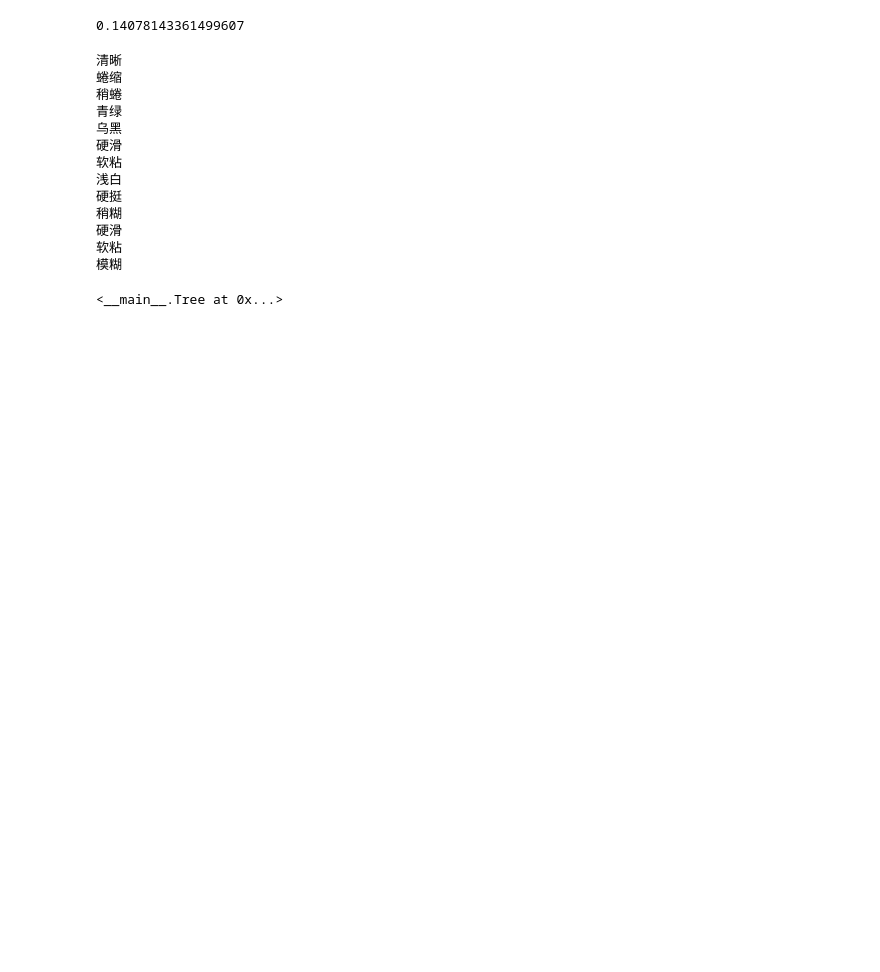
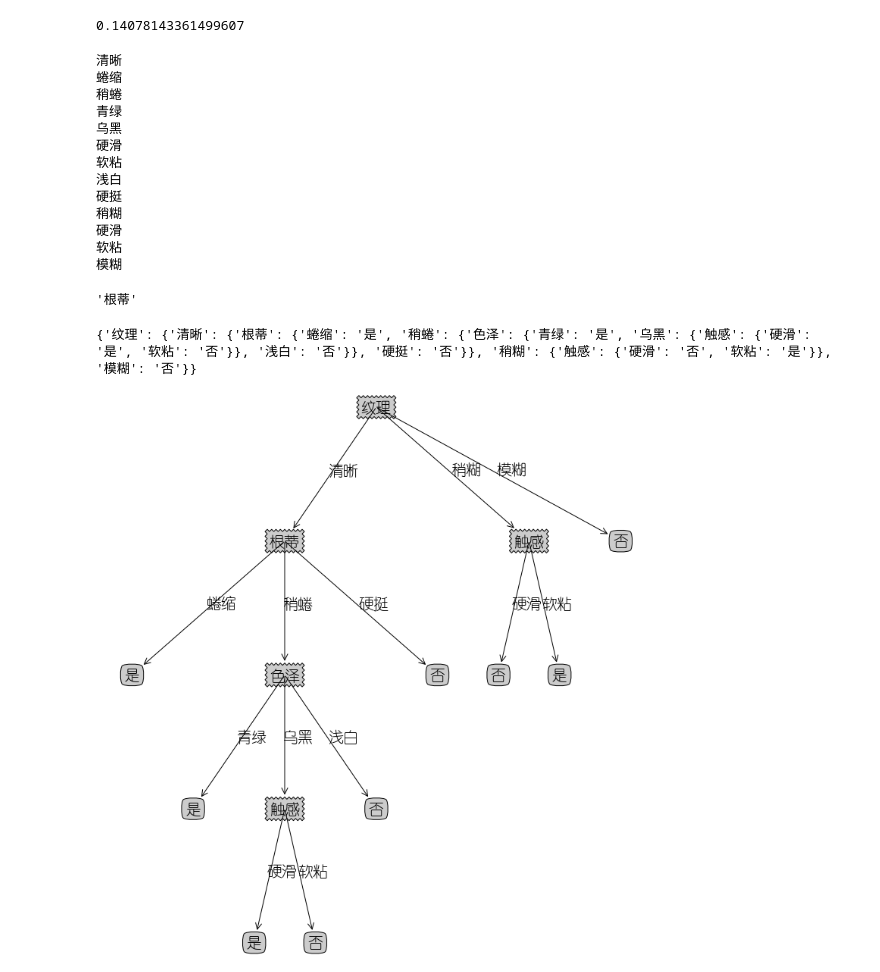
Before and after one commit to erikpsw/Data-Science, a Jupyter notebook: model/Decision_Tree.ipynb, the cells around one changed output. Cells and saved outputs as stored; diff of their text form; code cells hidden in the pictures; blank space fills up the shorter version.

```diff
--- a/model/Decision_Tree.ipynb
+++ b/model/Decision_Tree.ipynb
@@ -51,5 +51,6 @@ t1.plot()
 # %%
 import math
+class_name="好瓜"
 class Dataset:
     def __init__(self,arr,attrs,class_name):
         self.data=arr#用来分类的类名如"好瓜"
@@ -119,6 +128,8 @@ dataset.get_gain("敲声")
 # %%
+import copy
 max_gain=0
 best_attr=''
+
 
 for i in A:
     if(i!=dataset.class_name):
@@ -132,17 +143,18 @@ decision_tree=Tree(Node(best_attr))
 
 #递归从一个节点生成children
 def generate_children(node,D,A):
-    for i in A[node.attr]:
+    cur_node=copy.deepcopy(node)#深拷贝，子对象也会copy
+    for i in A[cur_node.attr]:
         print(i)
         next_dataset=[]
         for j in D:
-            if(j[node.attr]==i):
-                next_dataset.append(j)
-        # print(next_dataset)
+            if(j[cur_node.attr]==i):
+                next_dataset.append(j)#筛选包含此属性的数据
+
         if(next_dataset!=[]):
             tmpA=A.copy()
-            del tmpA[node.attr]
-            dataset=Dataset(next_dataset,tmpA,"好瓜")
+            del tmpA[cur_node.attr]
+            dataset=Dataset(next_dataset,tmpA,class_name=class_name)
 
             max_gain=0
             tmp_best_attr=''
@@ -155,10 +167,27 @@ def generate_children(node,D,A):
                         max_gain=cur_gain
                         tmp_best_attr=k
             if(tmp_best_attr!=''):
-                node.children.append(generate_children(Node(tmp_best_attr,parent=i),next_dataset,tmpA))
-    return node
+                cur_node.children.append(generate_children(Node(tmp_best_attr,parent=i),next_dataset,tmpA))
+            else:
+                tmp={}
+                for attr in A[class_name]:
+                    tmp[attr]=0
+                for data in next_dataset:
+                    tmp[data[class_name]]+=1
+                max=0
+                cur_attr=''
+                for c in tmp:
+                    if(tmp[c]>max):
+                        max=tmp[c]
+                        cur_attr=c
+                        cur_node.children.append(Node(cur_attr,parent=i))
+        else:
+            cur_node.children.append(Node(most_class,parent=i))
+
+    return cur_node
 # 递归和类形参实参传递冲突，建议优化成非递归
-Tree(generate_children(Node(best_attr),D,A))
+T=Tree(generate_children(Node(best_attr),D,A))
+T.root.children[0].attr
 # %% [output]
 清晰
 蜷缩
@@ -173,4 +202,12 @@ Tree(generate_children(Node(best_attr),D,A))
 硬滑
 软粘
 模糊
-<__main__.Tree at 0x...>
+'根蒂'
+# %%
+import matplotlib.pyplot as plt
+import matplotlib
+matplotlib.rc("font",family='YouYuan')
+T.plot()
+# %% [output]
+{'纹理': {'清晰': {'根蒂': {'蜷缩': '是', '稍蜷': {'色泽': {'青绿': '是', '乌黑': {'触感': {'硬滑': '是', '软粘': '否'}}, '浅白': '否'}}, '硬挺': '否'}}, '稍糊': {'触感': {'硬滑': '否', '软粘': '是'}}, '模糊': '否'}}
+[figure, added]
```
Also changed, not shown: parts of 2 cells of this notebook, 1 other file.
